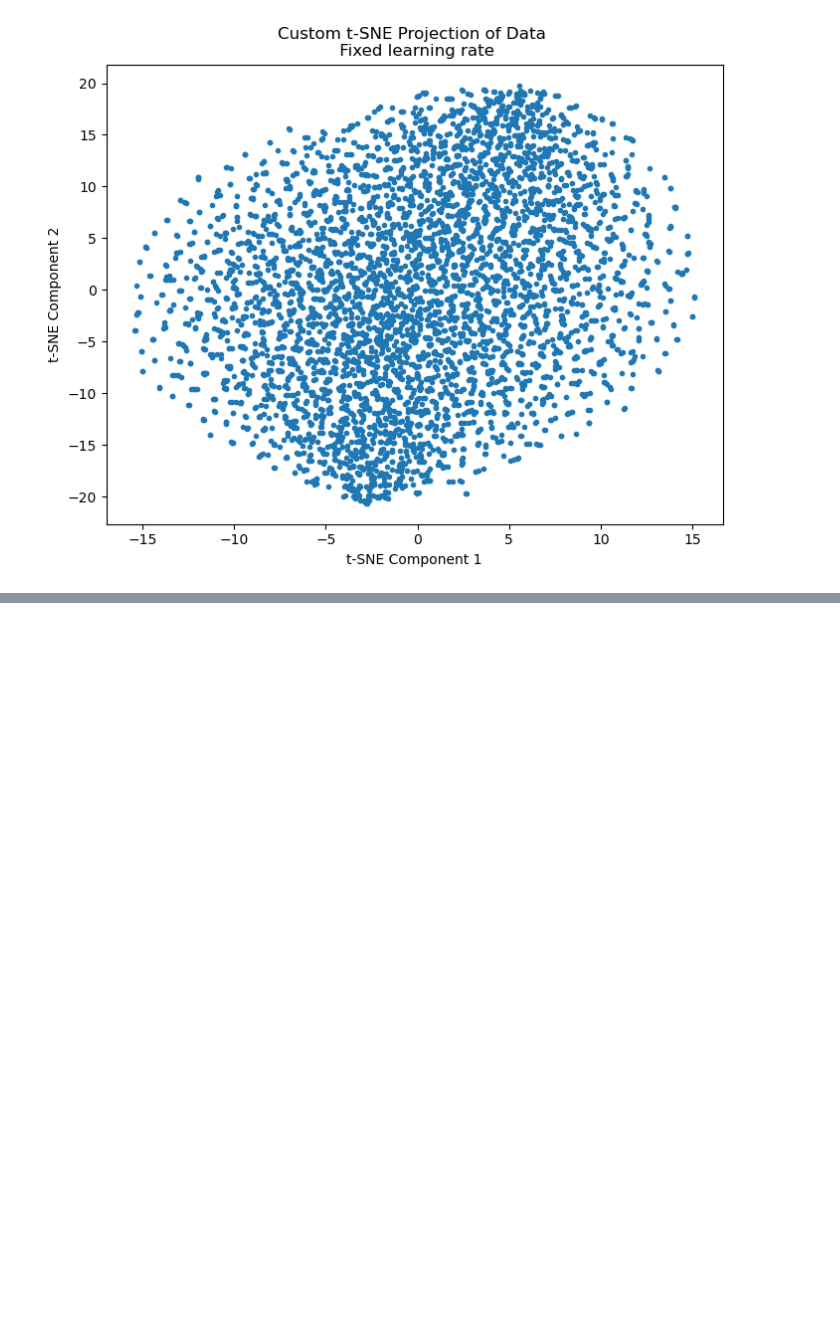
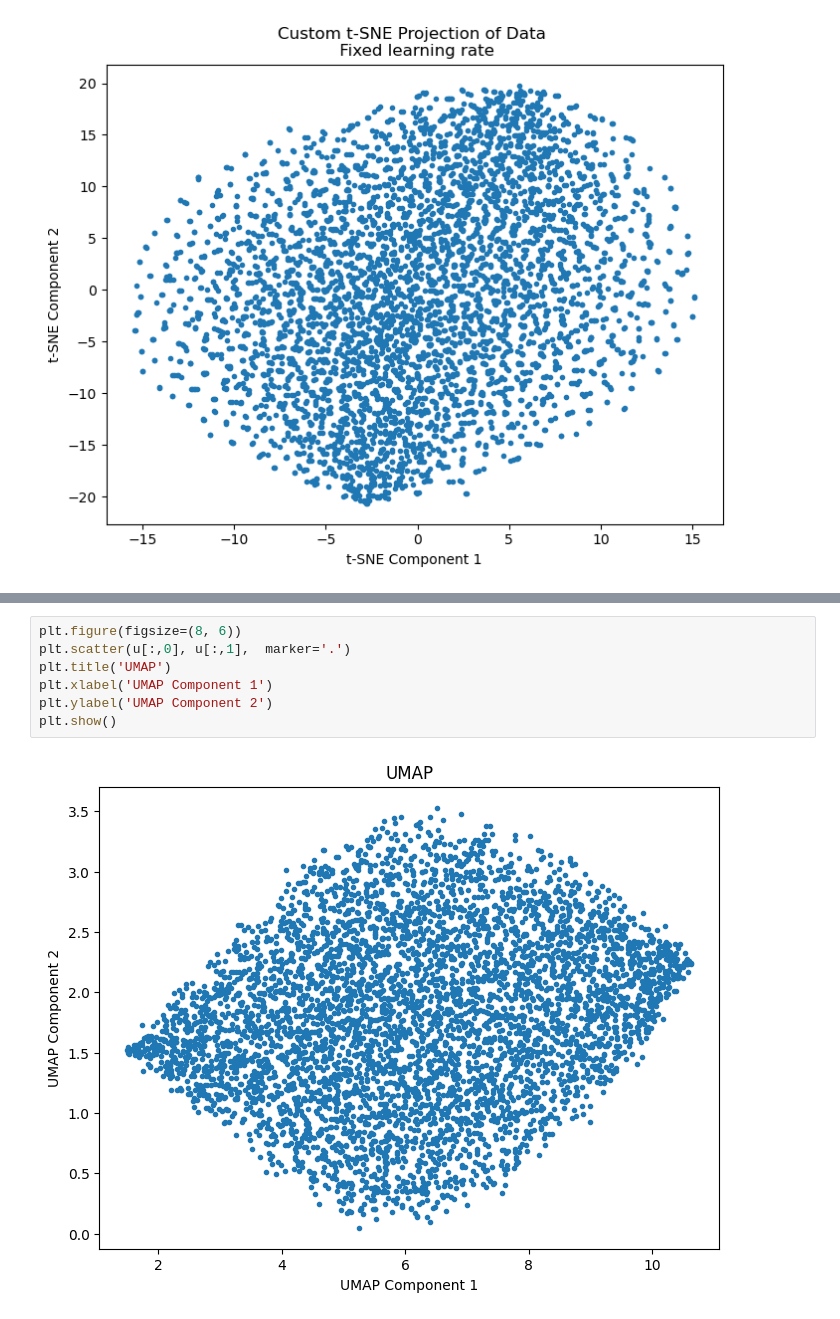
Before and after one commit to AntoineTSP/Advanced_ML, a Jupyter notebook: Embedding_imdb/Visualization.ipynb, the cells around one changed output, grey strips where cells are left out. Cells and saved outputs as stored; diff of their text form; blank space fills up the shorter version.

Commit message:
[+] added visual comparison with UMAP

```diff
--- a/Embedding_imdb/Visualization.ipynb
+++ b/Embedding_imdb/Visualization.ipynb
@@ -88,0 +100,9 @@ plt.show()
+# %%
+plt.figure(figsize=(8, 6))
+plt.scatter(u[:,0], u[:,1],  marker='.')
+plt.title('UMAP')
+plt.xlabel('UMAP Component 1')
+plt.ylabel('UMAP Component 2')
+plt.show()
+# %% [output]
+[figure, added]
```
Also changed, not shown: parts of 6 cells of this notebook.
